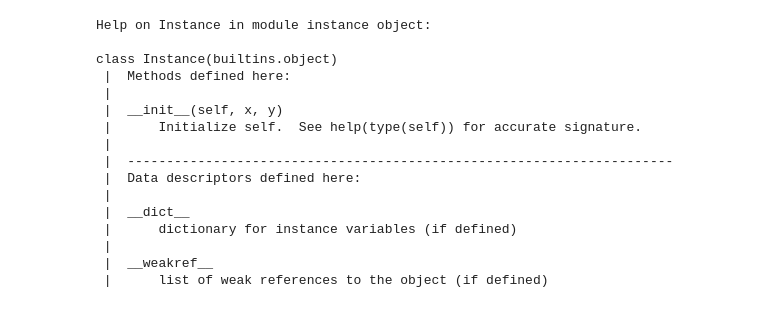
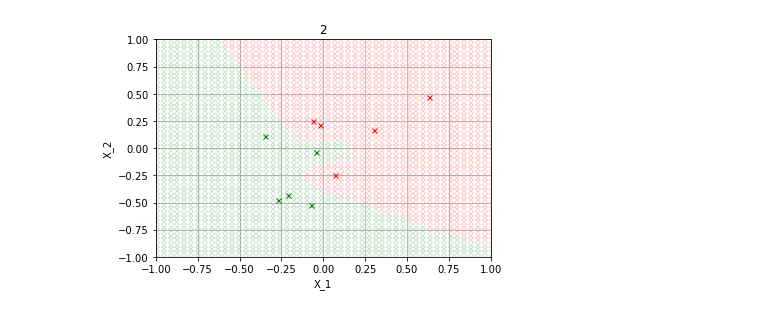
Before and after one commit to honza-klu/ml-lectures, a Jupyter notebook: examples/knn_example.ipynb, the cells around one changed output. Saved outputs shown, nothing was run; the diff lists cells and outputs as text; code cells hidden in the pictures.

```diff
--- a/examples/knn_example.ipynb
+++ b/examples/knn_example.ipynb
@@ -26,19 +26,8 @@ instance.plot_instances(inst, alpha=1)
-# %%
-knn = knn.KNN()
-# %% [output]
-Help on Instance in module instance object:
-
-class Instance(builtins.object)
- |  Methods defined here:
- |
- |  __init__(self, x, y)
- |      Initialize self.  See help(type(self)) for accurate signature.
- |
- |  ----------------------------------------------------------------------
- |  Data descriptors defined here:
- |
- |  __dict__
- |      dictionary for instance variables (if defined)
- |
- |  __weakref__
- |      list of weak references to the object (if defined)
+# %%
+knn = Knn()
+ib1_i = inst
+# %%
+knn.learn(ib1_i.pop())
+instance.plot_instances(knn.train, 1, knn.get_map(), map_alpha=0.2)
+# %% [output]
+[figure, added]
```
Also changed, not shown: parts of 7 cells of this notebook, 2 other files.
